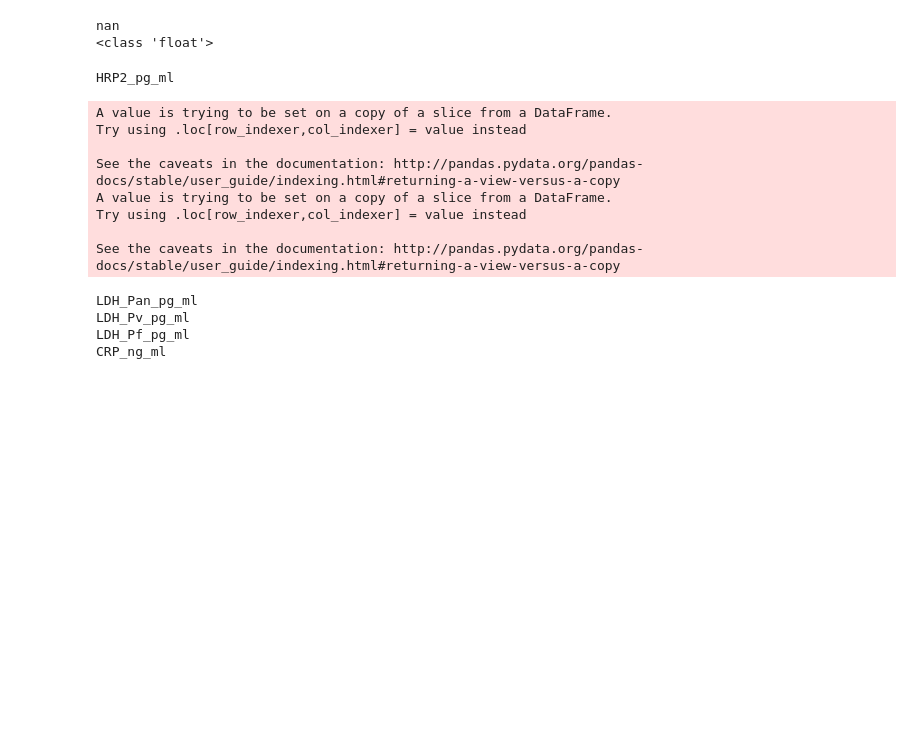
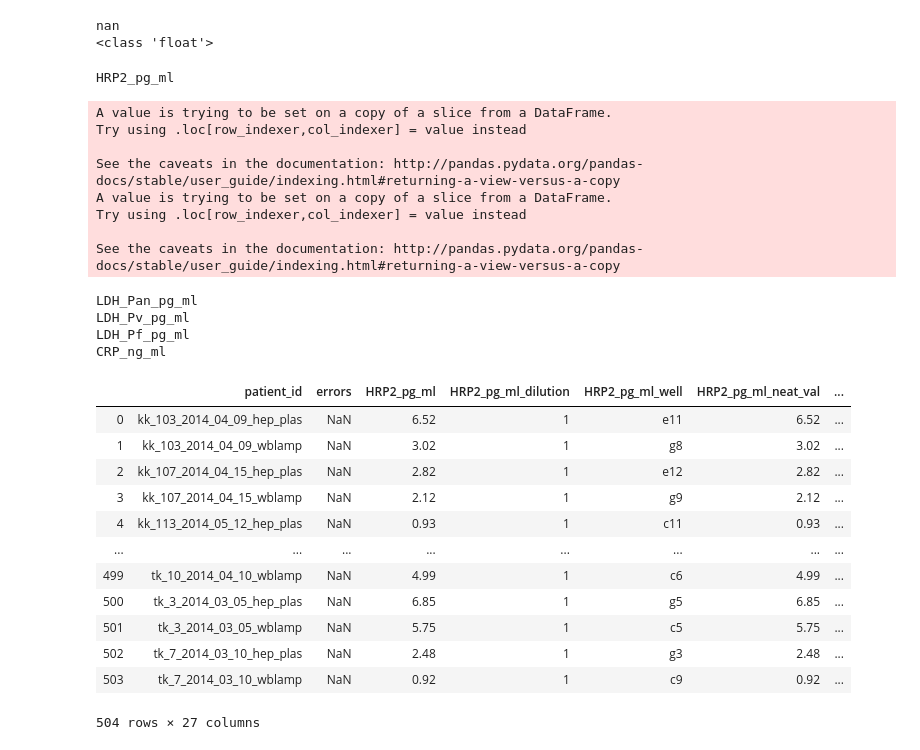
Before and after one commit to MACEPA/DIAMETER, a Jupyter notebook: ipynbs/processing/5plex_data_processing.ipynb, the cells around one changed output. Cells and saved outputs as stored; diff of their text form; code cells hidden in the pictures; blank space fills up the shorter version.

```diff
--- a/ipynbs/processing/5plex_data_processing.ipynb
+++ b/ipynbs/processing/5plex_data_processing.ipynb
@@ -154,11 +151,11 @@ def run_compare(df, analyte_val, dil_val):
 analyte_dfs = []
 error_pids = {}
 for analyte in thresholds['ulq'].keys():
-# for analyte in ['LDH_Pan_pg_ml']:
+# for analyte in ['HRP2_pg_ml']:
     print(analyte)
     patient_dfs = []
     for pid in no_duplicates['patient_id'].unique():
-#     for pid in ['kk_103_2014_04_09_wblamp']:
+#     for pid in ['qem_120_2011_02_19_pfp']:
         patient_data = no_duplicates.loc[no_duplicates['patient_id'] == pid]
         dilution_values = sorted([val for val in patient_data['concentration'].unique() if val != '1'], key=len)
         best_decision = '1'
@@ -223,31 +220,45 @@ for analyte in thresholds['ulq'].keys():
             other_dilutions = [float(val) for val in other_dilutions if val not in ('fail', '***')]
             max_dilution = int(max(other_dilutions))
             df_decision = decision if decision not in ('fail', '***') else np.nan
             best_decision = decision
             best_df = best_df.append({'patient_id': pid, 'errors': error, analyte: val,
                                       '{}_dilution'.format(analyte): df_decision,
                                       '{}_well'.format(analyte): well,
                                       '{}_neat_val'.format(analyte): val_for,
                                       '{}_20x_val'.format(analyte): val_20_for}, ignore_index=True)
             if decision == 'fail':
                 break
         patient_dfs.append(best_df)
     patient_df = pd.concat(patient_dfs)
     patient_df['errors'] = patient_df['errors'].astype('object')
     analyte_dfs.append(patient_df)
 final_df = reduce(lambda left, right: pd.merge(left, right, on=['patient_id', 'errors']), analyte_dfs)
+final_df
 # %% [output]
 HRP2_pg_ml
 A value is trying to be set on a copy of a slice from a DataFrame.
 Try using .loc[row_indexer,col_indexer] = value instead
 
 See the caveats in the documentation: http://pandas.pydata.org/pandas-docs/stable/user_guide/indexing.html#returning-a-view-versus-a-copy
 A value is trying to be set on a copy of a slice from a DataFrame.
 Try using .loc[row_indexer,col_indexer] = value instead
 
 See the caveats in the documentation: http://pandas.pydata.org/pandas-docs/stable/user_guide/indexing.html#returning-a-view-versus-a-copy
 LDH_Pan_pg_ml
 LDH_Pv_pg_ml
 LDH_Pf_pg_ml
 CRP_ng_ml
+|  | patient_id | errors | HRP2_pg_ml | HRP2_pg_ml_dilution | HRP2_pg_ml_well | HRP2_pg_ml_neat_val | ... |
+| 0 | kk_103_2014_04_09_hep_plas | NaN | 6.52 | 1 | e11 | 6.52 | ... |
+| 1 | kk_103_2014_04_09_wblamp | NaN | 3.02 | 1 | g8 | 3.02 | ... |
+| 2 | kk_107_2014_04_15_hep_plas | NaN | 2.82 | 1 | e12 | 2.82 | ... |
+| 3 | kk_107_2014_04_15_wblamp | NaN | 2.12 | 1 | g9 | 2.12 | ... |
+| 4 | kk_113_2014_05_12_hep_plas | NaN | 0.93 | 1 | c11 | 0.93 | ... |
+| ... | ... | ... | ... | ... | ... | ... | ... |
+| 499 | tk_10_2014_04_10_wblamp | NaN | 4.99 | 1 | c6 | 4.99 | ... |
+| 500 | tk_3_2014_03_05_hep_plas | NaN | 6.85 | 1 | g5 | 6.85 | ... |
+| 501 | tk_3_2014_03_05_wblamp | NaN | 5.75 | 1 | c5 | 5.75 | ... |
+| 502 | tk_7_2014_03_10_hep_plas | NaN | 2.48 | 1 | g3 | 2.48 | ... |
+| 503 | tk_7_2014_03_10_wblamp | NaN | 0.92 | 1 | c9 | 0.92 | ... |
+504 rows × 27 columns
 # %%
```
Also changed, not shown: parts of 12 cells of this notebook, 6 other files.
